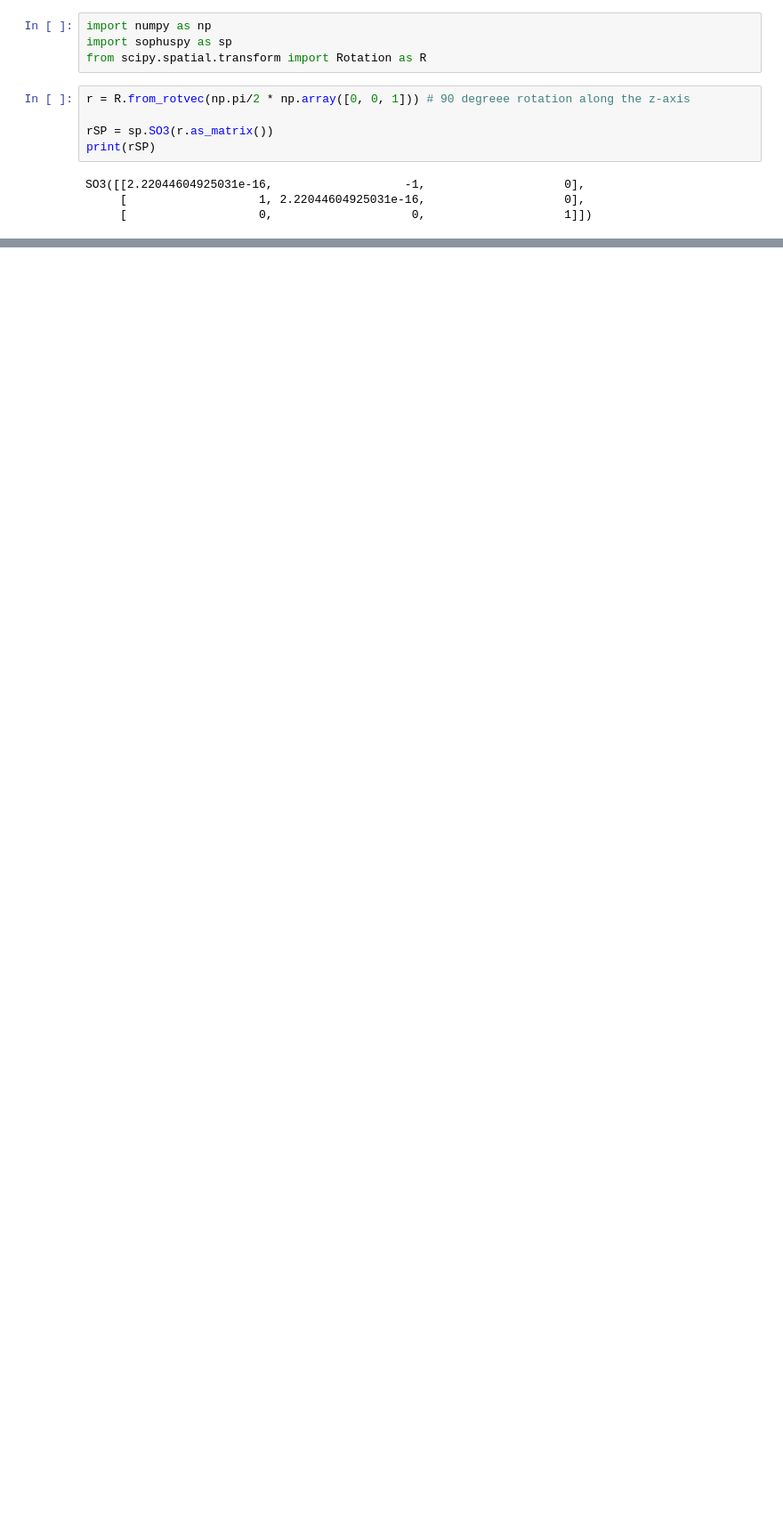
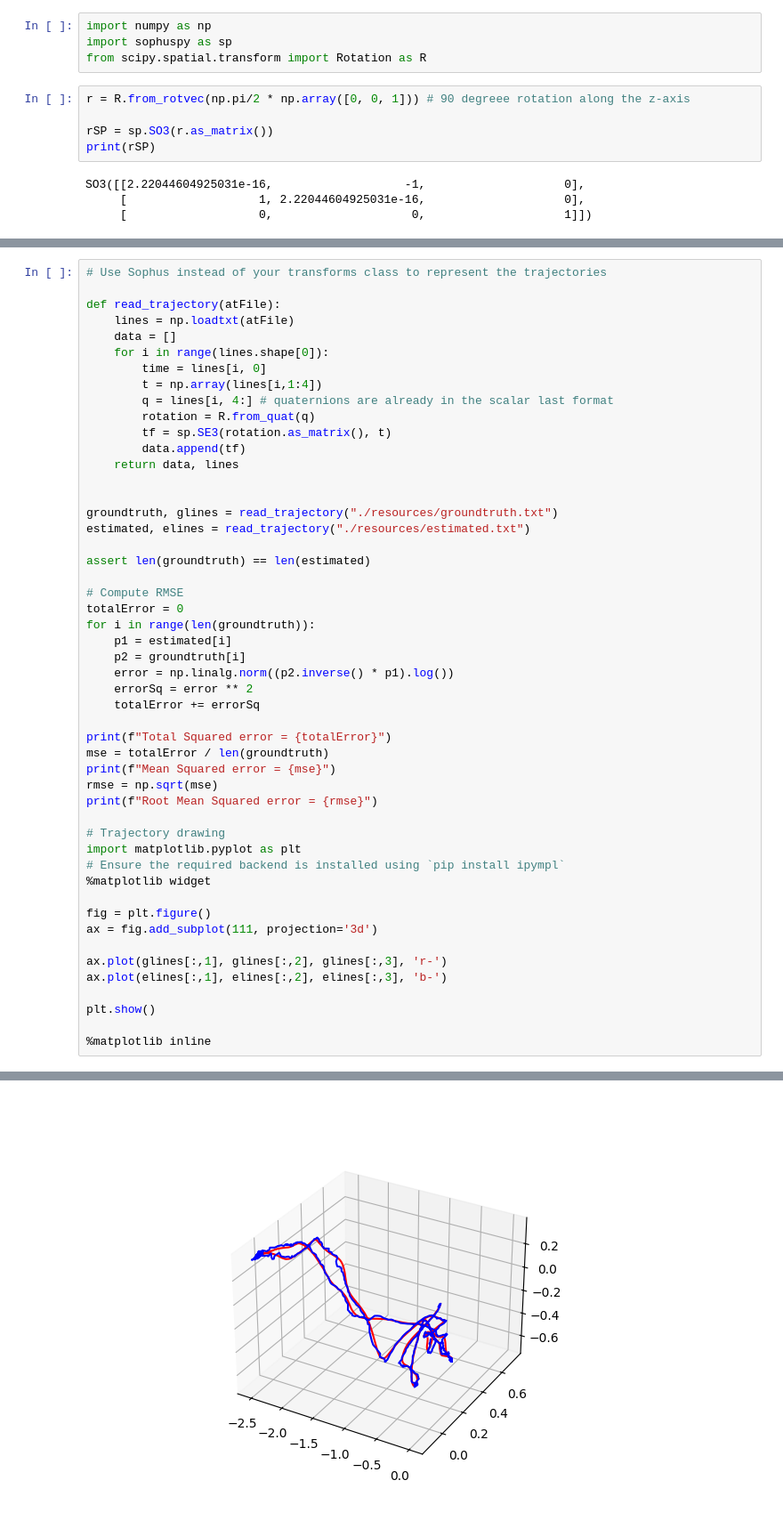
Before and after one commit to Lxrd-AJ/slambook, a Jupyter notebook: notebooks/ch3-sophus-practice.ipynb, the cells around one changed output, grey strips where cells are left out. Shown at 89% size. Saved outputs shown, nothing was run; the diff lists cells and outputs as text; blank space fills up the shorter version.

Commit message:
Absolute trajectory error calculation

```diff
--- a/notebooks/ch3-sophus-practice.ipynb
+++ b/notebooks/ch3-sophus-practice.ipynb
@@ -51,0 +70,51 @@ print(so3sm)
+# %%
+# Use Sophus instead of your transforms class to represent the trajectories
+
+def read_trajectory(atFile):
+    lines = np.loadtxt(atFile)
+    data = []
+    for i in range(lines.shape[0]):
+        time = lines[i, 0]
+        t = np.array(lines[i,1:4])
+        q = lines[i, 4:] # quaternions are already in the scalar last format
+        rotation = R.from_quat(q)
+        tf = sp.SE3(rotation.as_matrix(), t)
+        data.append(tf)
+    return data, lines
+
+
+groundtruth, glines = read_trajectory("./resources/groundtruth.txt")
+estimated, elines = read_trajectory("./resources/estimated.txt")
+
+assert len(groundtruth) == len(estimated)
+
+# Compute RMSE
+totalError = 0
+for i in range(len(groundtruth)):
+    p1 = estimated[i]
+    p2 = groundtruth[i]
+    error = np.linalg.norm((p2.inverse() * p1).log())
+    errorSq = error ** 2
+    totalError += errorSq
+
+print(f"Total Squared error = {totalError}")
+mse = totalError / len(groundtruth)
+print(f"Mean Squared error = {mse}")
+rmse = np.sqrt(mse)
+print(f"Root Mean Squared error = {rmse}")
+
+# Trajectory drawing
+import matplotlib.pyplot as plt
+# Ensure the required backend is installed using `pip install ipympl`
+%matplotlib widget
+
+fig = plt.figure()
+ax = fig.add_subplot(111, projection='3d')
+
+ax.plot(glines[:,1], glines[:,2], glines[:,3], 'r-')
+ax.plot(elines[:,1], elines[:,2], elines[:,3], 'b-')
+
+plt.show()
+
+%matplotlib inline
+# %% [output]
@@ -51,0 +124 @@ print(so3sm)
+[figure, added]
```
Also changed, not shown: parts of 5 cells of this notebook, 4 other files.
